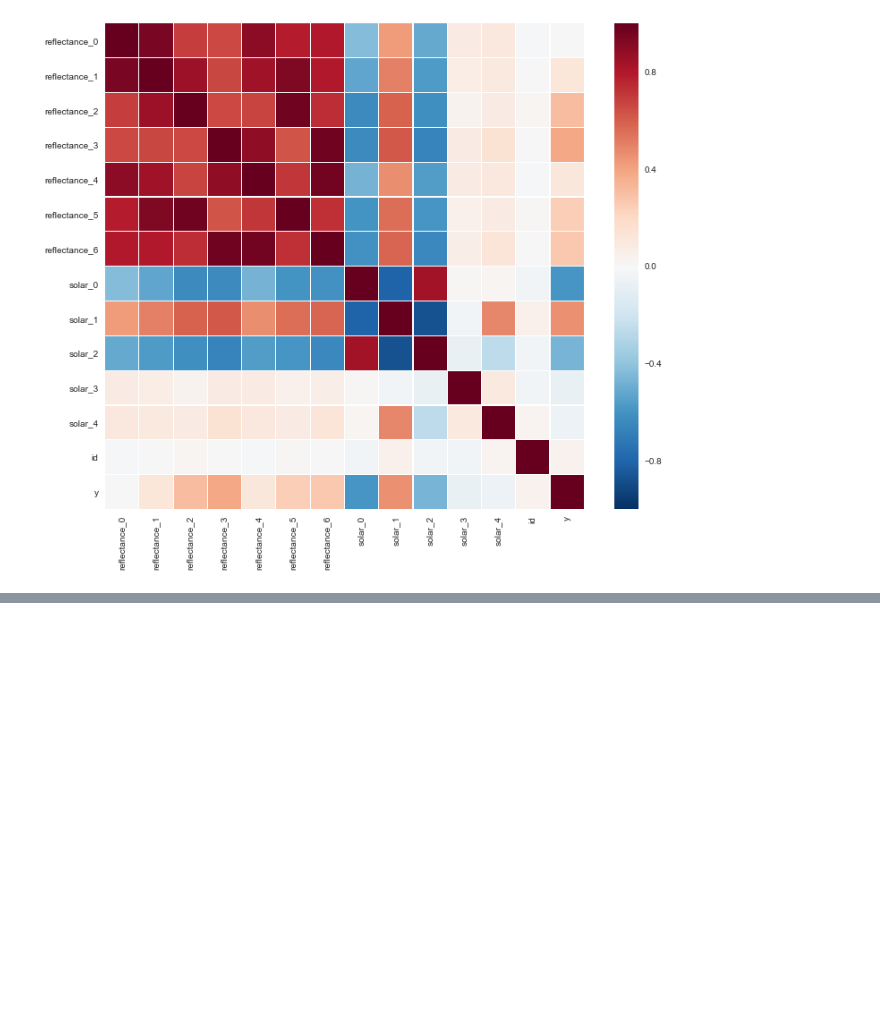
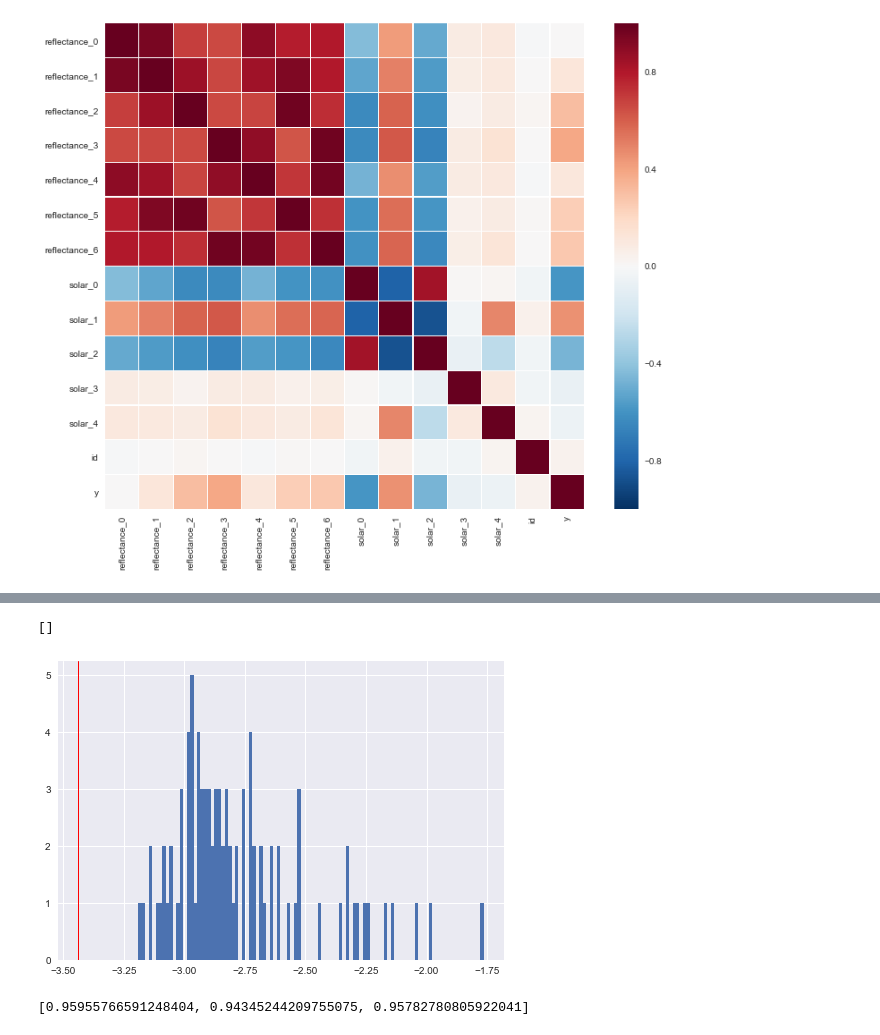
Before and after one commit to anthonyhu/aerosol-depth-prediction, a Jupyter notebook: Exploratory data analysis.ipynb, the cells around one changed output, grey strips where cells are left out. Drawn from its saved outputs; the diff is of its cells as text; code cells hidden in the pictures; blank space fills up the shorter version.

```diff
--- a/Exploratory data analysis.ipynb
+++ b/Exploratory data analysis.ipynb
@@ -79,0 +368,11 @@ sns.heatmap(cor_matrix, linewidths=0.2, ax=ax)
+# %%
+plt.hist(y_hat_list[2], bins=100)
+plt.axvline(x=train["y"].unique()[plotting_id - 1], linewidth=1, color="red")
+plt.plot()
+# %% [output]
+[]
+[figure, added]
+# %%
+RMSE_list
+# %% [output]
+[0.95955766591248404, 0.94345244209755075, 0.95782780805922041]
```
Also changed, not shown: parts of 11 cells of this notebook.
